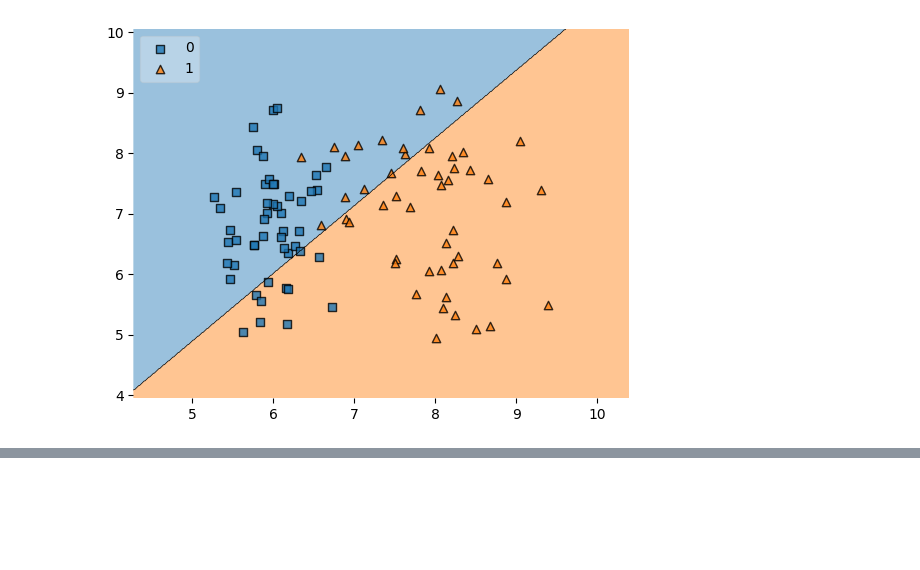
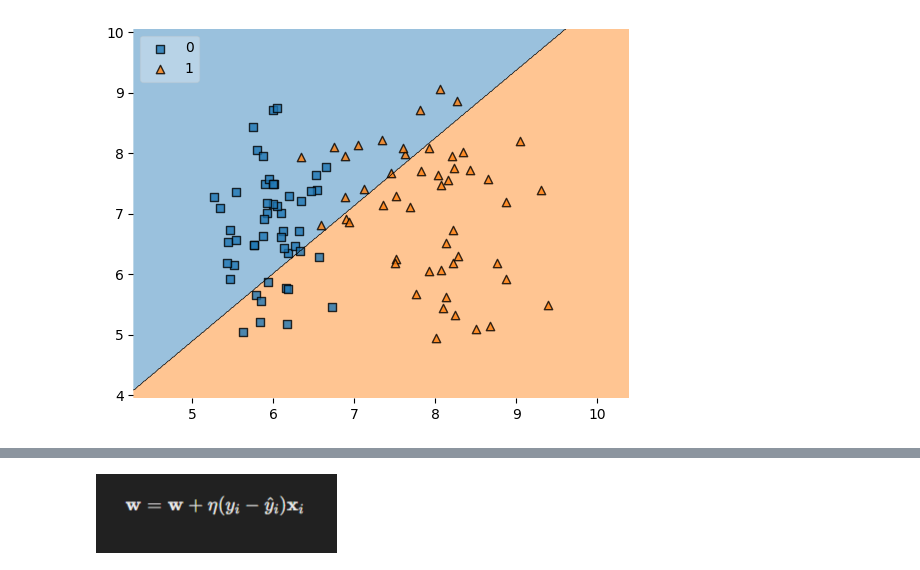
Before and after one commit to gautamsudip/Deep-Learning, a Jupyter notebook: Perceptron.ipynb, the cells around one changed output, grey strips where cells are left out. Cells and saved outputs as stored; diff of their text form; code cells hidden in the pictures; blank space fills up the shorter version.

```diff
--- a/Perceptron.ipynb
+++ b/Perceptron.ipynb
@@ -63,0 +80,6 @@ plot_decision_regions(X.values, y.values, clf=p, legend=2)
+# %%
+from IPython.display import Image
+Image(filename='images/perceptron trick.png')
+# weights/coefficients are updated as :
+# %% [output]
+[figure, added]
```
Also changed, not shown: parts of 18 cells of this notebook.
